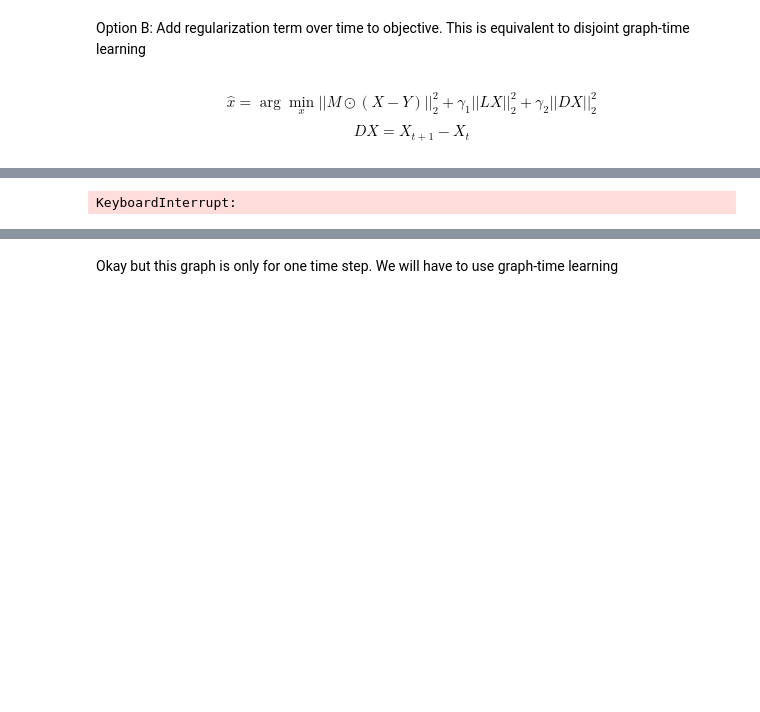
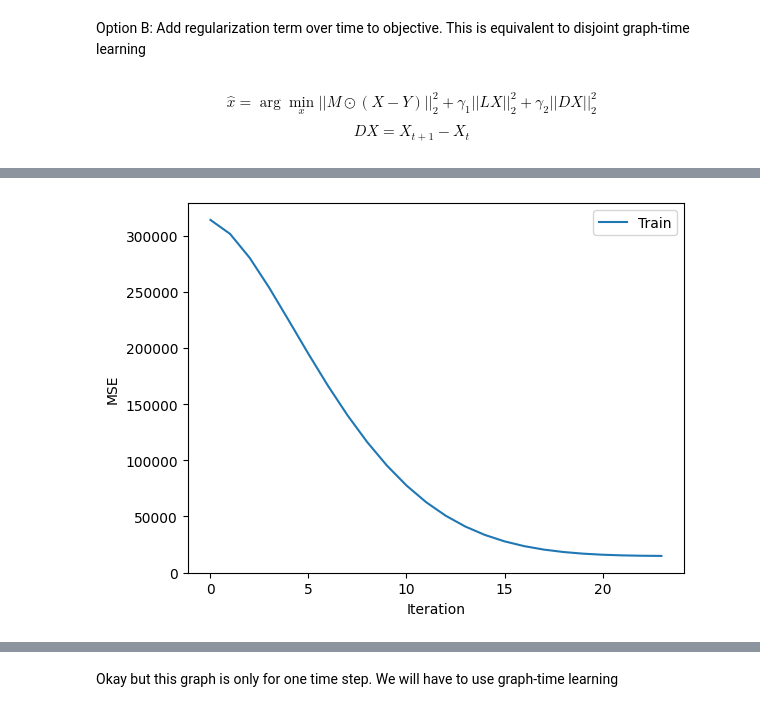
Before and after one commit to benedikt-holland/windfarm_data_imputation, a Jupyter notebook: notebooks/regularization.ipynb, the cells around one changed output, grey strips where cells are left out. Saved outputs shown, nothing was run; the diff lists cells and outputs as text; code cells hidden in the pictures; blank space fills up the shorter version.

```diff
--- a/notebooks/regularization.ipynb
+++ b/notebooks/regularization.ipynb
@@ -98,7 +98,7 @@ $$DX = X_{t+1}-X_t$$
 # %%
 def tikhonov_time(X, Y, L, M, D, gamma_1, gamma_2):
     error = torch.norm(torch.mul(M, X-Y))**2
-    return error + gamma_1 * torch.norm(torch.matmul(L, X.T))**2 + gamma_2 * torch.norm(torch.matmul(D, X[:-1]))**2, error
+    return error + gamma_1 * torch.norm(torch.matmul(L, X.T))**2 + gamma_2 * torch.norm(torch.matmul(D, X[:-1]))**2, error.detach()
 # %%
 T = int(train_input["T"].max())
 D = np.zeros((T-1,T))
@@ -113,29 +114,35 @@ M_test = torch.Tensor(train.pivot(index="T", columns="TurbID", values="isTest").
 Y = torch.Tensor(y.fillna(0).to_numpy())
 Y_test = torch.Tensor(y_test.fillna(0).to_numpy())
 L = torch.Tensor(nx.laplacian_matrix(G).todense()).to_sparse()
-X = torch.randn(y.shape, requires_grad=True)
-optimizer = torch.optim.Adam([X], lr=1)
+#optimizer = torch.optim.Adam([X], lr=1)
 iterations = 1
 losses = []
 train_errors = []
 test_errors = []
 test_mask = ~(mask | (train.isna().any(axis=1)))
 # %%
-for _ in range(10000):
-    loss, train_error = tikhonov_time(X, Y, L, M, D, 0.1, 0.1)
-    train_error /= M.sum()
-    loss = loss.mean()
-    optimizer.zero_grad()
-    loss.backward()
-    optimizer.step()
-    losses.append(loss.detach())
-    iterations += 1
-    test_error = torch.norm(torch.mul(M_test, X.detach()-Y_test))**2 / M_test.sum()
-    print(f"Iteration {iterations}, Loss: {loss}, Train error: {train_error}, Test error: {test_error}", end="\r")
-    test_errors.append(test_error.detach())
-    train_errors.append(train_error.detach())
+grid_search = {}
+for gamma_1 in [0, 0.00001, 0.00005, 0.0001, 0.0005]:
+    for gamma_2 in [0.3, 0.4, 0.5, 0.6, 0.7]:
+        iterations = 1
+        X = torch.randn(y.shape, requires_grad=True)
+        optimizer = torch.optim.SGD([X], lr=0.01, momentum=0.8)
+        for _ in range(100):
+            loss, train_error = tikhonov_time(X, Y, L, M, D, gamma_1, gamma_2)
+            loss = loss.mean()
+            optimizer.zero_grad()
+            loss.backward()
+            optimizer.step()
+            #losses.append(loss.detach())
+            iterations += 1
+            test_error = torch.norm(torch.mul(M_test, X.detach()-Y_test))**2 / M_test.sum()
+            train_error /= M.sum()
+            print(f"Iteration {iterations}, Loss: {loss}, Train error: {train_error}, Test error: {test_error}, Gamma_1: {gamma_1}, Gamma_2: {gamma_2}", end="\r")
+            #test_errors.append(test_error.detach())
+            #train_errors.append(train_error)
+        grid_search[(gamma_1, gamma_2)] = test_error
 plt.plot(train_errors)
-plt.plot(test_errors)
+#plt.plot(test_errors)
 plt.legend(["Train", "Test"])
 plt.xlabel("Iteration")
 plt.ylabel("MSE")
@@ -145 +152 @@ Iteration 4181, Loss: 57717690368.0, Train error: 14854.9521484375, Test error:
-KeyboardInterrupt:
+[figure, added]
```
Also changed, not shown: parts of 10 cells of this notebook.
